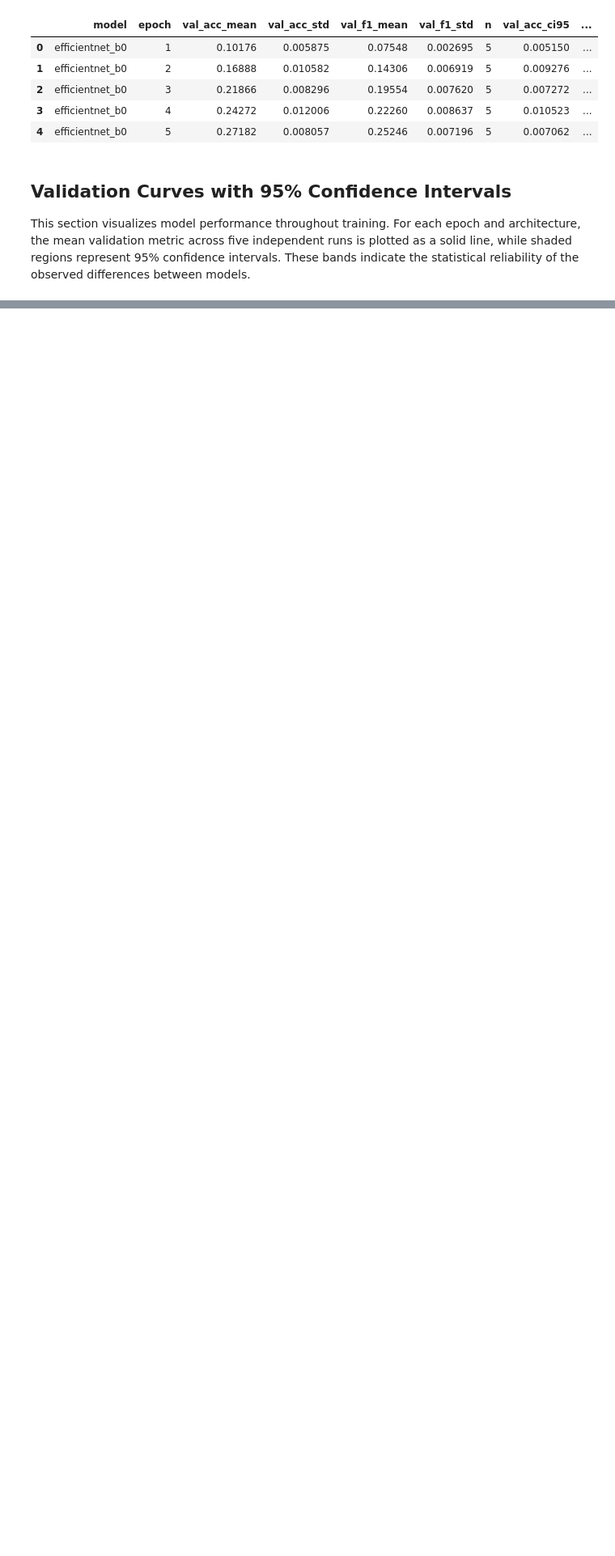
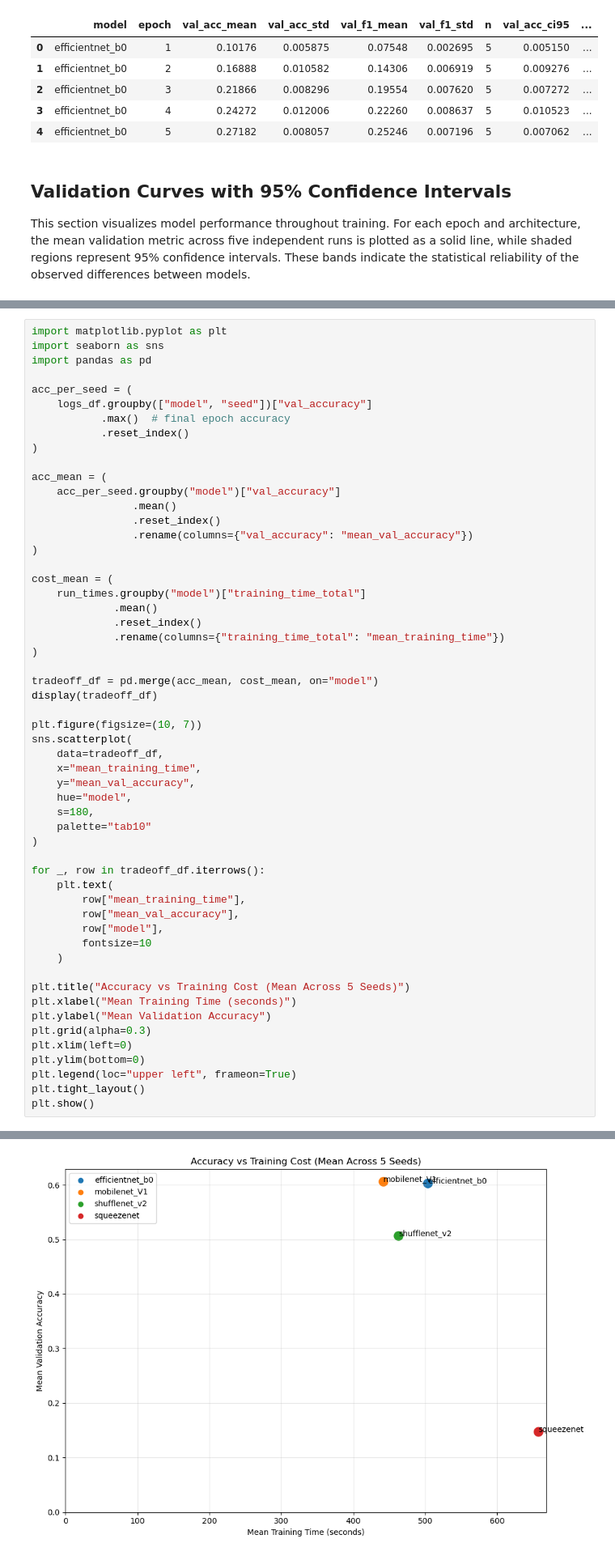
Before and after one commit to ArthurDohnert/CNNs-Performance-Analysis, a Jupyter notebook: analysis_report.ipynb, the cells around one changed output, grey strips where cells are left out. Shown at 81% size. Cells and saved outputs as stored; diff of their text form; blank space fills up the shorter version.

```diff
--- a/analysis_report.ipynb
+++ b/analysis_report.ipynb
@@ -276,0 +506,56 @@ plt.show()
+# %%
+import matplotlib.pyplot as plt
+import seaborn as sns
+import pandas as pd
+
+acc_per_seed = (
+    logs_df.groupby(["model", "seed"])["val_accuracy"]
+           .max()  # final epoch accuracy
+           .reset_index()
+)
+
+acc_mean = (
+    acc_per_seed.groupby("model")["val_accuracy"]
+                .mean()
+                .reset_index()
+                .rename(columns={"val_accuracy": "mean_val_accuracy"})
+)
+
+cost_mean = (
+    run_times.groupby("model")["training_time_total"]
+             .mean()
+             .reset_index()
+             .rename(columns={"training_time_total": "mean_training_time"})
+)
+
+tradeoff_df = pd.merge(acc_mean, cost_mean, on="model")
+display(tradeoff_df)
+
+plt.figure(figsize=(10, 7))
+sns.scatterplot(
+    data=tradeoff_df,
+    x="mean_training_time",
+    y="mean_val_accuracy",
+    hue="model",
+    s=180,
+    palette="tab10"
+)
+
+for _, row in tradeoff_df.iterrows():
+    plt.text(
+        row["mean_training_time"],
+        row["mean_val_accuracy"],
+        row["model"],
+        fontsize=10
+    )
+
+plt.title("Accuracy vs Training Cost (Mean Across 5 Seeds)")
+plt.xlabel("Mean Training Time (seconds)")
+plt.ylabel("Mean Validation Accuracy")
+plt.grid(alpha=0.3)
+plt.xlim(left=0)
+plt.ylim(bottom=0)
+plt.legend(loc="upper left", frameon=True)
+plt.tight_layout()
+plt.show()
+# %% [output]
@@ -276,0 +567 @@ plt.show()
+[figure, added]
```
Also changed, not shown: parts of 12 cells of this notebook, 41 other files.
